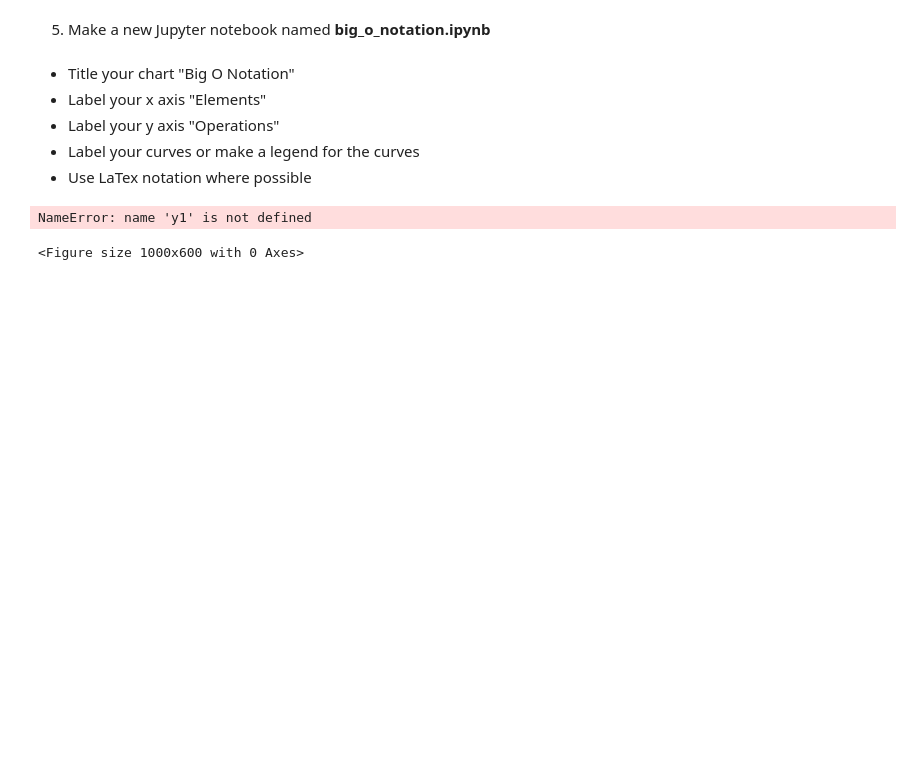
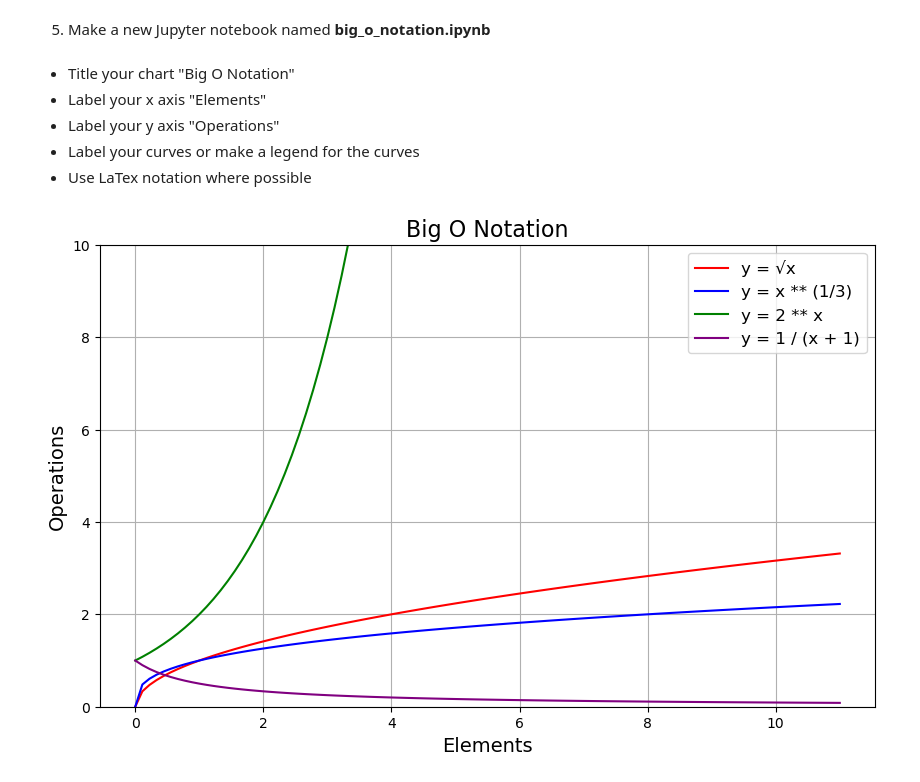
Before and after one commit to Marc-Aradillas/numpy-pandas-visualization-exercises, a Jupyter notebook: big_o_notation.ipynb, the cells around one changed output. Cells and saved outputs as stored; diff of their text form; code cells hidden in the pictures; blank space fills up the shorter version.

```diff
--- a/big_o_notation.ipynb
+++ b/big_o_notation.ipynb
@@ -7,39 +18,34 @@
 - Label your curves or make a legend for the curves
 - Use LaTex notation where possible
 # %%
-import numpy as np
-import matplotlib.pyplot as plt
-
 # Generated x points from 1 to 10
-x = np.arange(1, 11)
+# x = np.arange(1, 10) (You could also uyse np.arange
+x = np.linspace(0, 11, 100)
 
 # Calculated y values for different Big O notations
-y_constant = np.ones_like(x)         # O(1)
-y_logarithmic = np.log2(x)           # O(log n)
-y_linear = x                         # O(n)
-y_linearithmic = x * np.log2(x)      # O(n log n)
-y_quadratic = x ** 2                 # O(n^2)
-y_exponential = 2 ** x               # O(2^n)
+y1 = np.sqrt(x)
+y2 = x ** (1/3)
+y3 = 2 ** x
+y4 = 1 / (x + 1)
 
 # Created the chart
 plt.figure(figsize=(10, 6))
 
 # Plot the curves with appropriate labels and colors
-plt.plot(x, y1, label='$O(1)$', color='red')
-plt.plot(x, y2, label='$O(\log n)$', color='blue')
-plt.plot(x, y3, label='$O(n)$', color='green')
-plt.plot(x, y4, label='$O(n \log n)$', color='purple')
+plt.plot(x, y1, label='y = √x', c='red')
+plt.plot(x, y2, label='y = x ** (1/3)', c='blue')
+plt.plot(x, y3, label='y = 2 ** x', c='green')
+plt.plot(x, y4, label='y = 1 / (x + 1)', c='purple')
 
-# Add labels, title, and legend with LaTex notation
+# Added labels, title, and legend with LaTex notation
 plt.xlabel('Elements', fontsize=14)
 plt.ylabel('Operations', fontsize=14)
 plt.title('Big O Notation', fontsize=16)
 plt.legend(fontsize=12)
 
 plt.ylim(0, 10)
 
 plt.grid(True)
 plt.show()
 # %% [output]
-NameError: name 'y1' is not defined
-<Figure size 1000x600 with 0 Axes>
+[figure, added]
```
Also changed, not shown: parts of 9 cells of this notebook, 1 other file.
